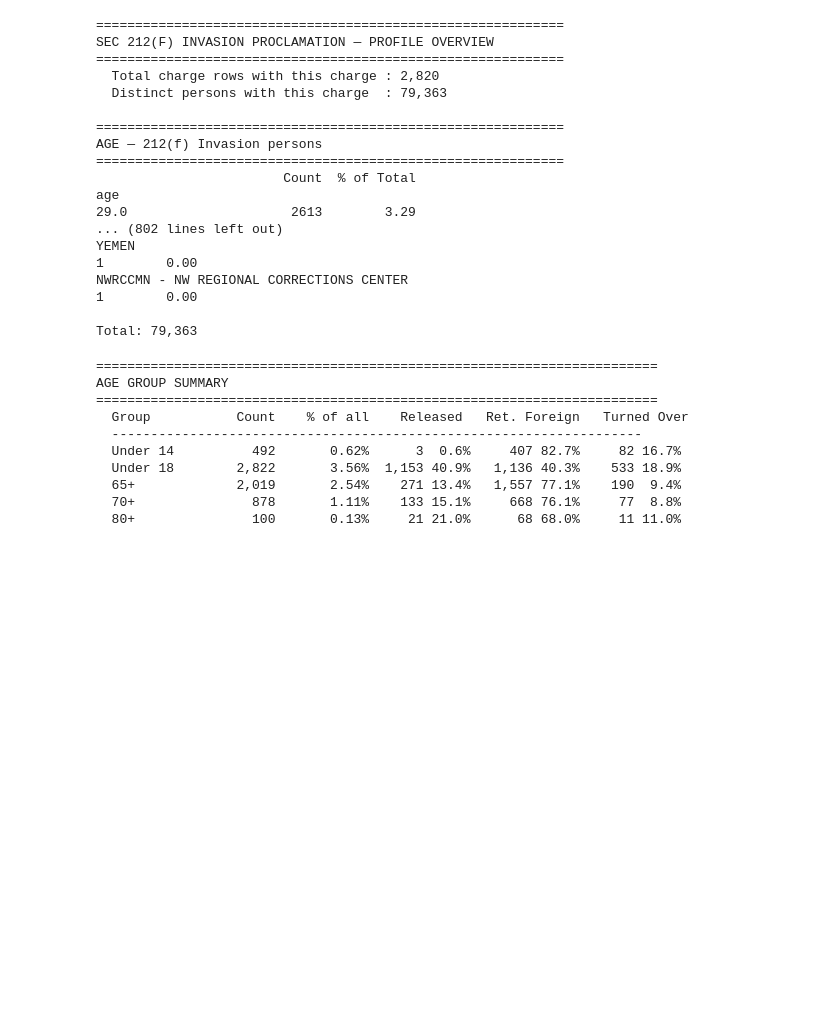
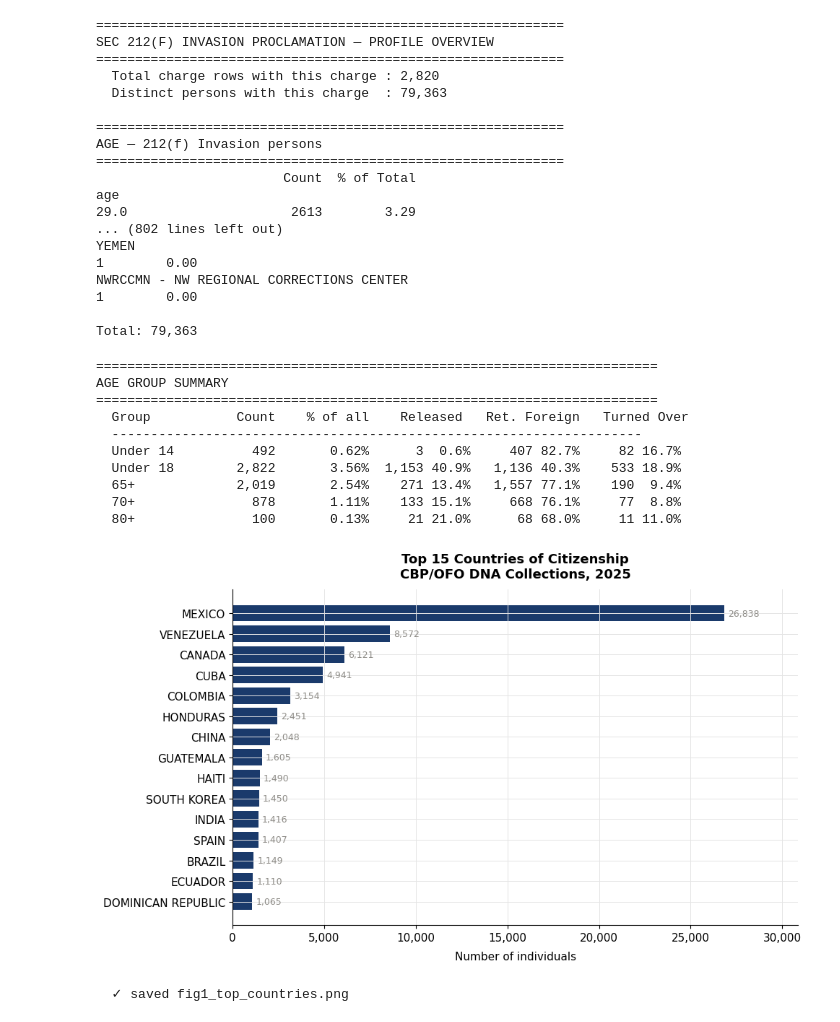
Before and after one commit to angelasidhu/DNA, a Jupyter notebook: stevie.ipynb, the cells around one changed output. Cells and saved outputs as stored; diff of their text form; code cells hidden in the pictures; blank space fills up the shorter version.

```diff
--- a/stevie.ipynb
+++ b/stevie.ipynb
@@ -705,0 +738,24 @@ AGE GROUP SUMMARY
+# %%
+# FIG 1 — Top 15 Countries of Citizenship (horizontal bar)
+
+top_countries = df_persons["citizenship"].value_counts().head(15)
+
+fig, ax = plt.subplots(figsize=(10, 6))
+bars = ax.barh(top_countries.index[::-1], top_countries.values[::-1],
+               color=BLUE, edgecolor="none")
+
+# Add value labels
+for bar, val in zip(bars, top_countries.values[::-1]):
+    ax.text(bar.get_width() + 200, bar.get_y() + bar.get_height()/2,
+            f"{val:,}", va="center", fontsize=9, color=GREY)
+
+ax.set_xlabel("Number of individuals", labelpad=8)
+ax.set_title("Top 15 Countries of Citizenship\nCBP/OFO DNA Collections, 2025",
+             fontsize=13, fontweight="bold", pad=12)
+ax.xaxis.set_major_formatter(mticker.FuncFormatter(lambda x, _: f"{int(x):,}"))
+ax.set_xlim(0, top_countries.values.max() * 1.15)
+fig.tight_layout()
+save(fig, "fig1_top_countries")
+# %% [output]
+[figure, added]
+  ✓ saved fig1_top_countries.png
```
Also changed, not shown: parts of 13 cells of this notebook.
